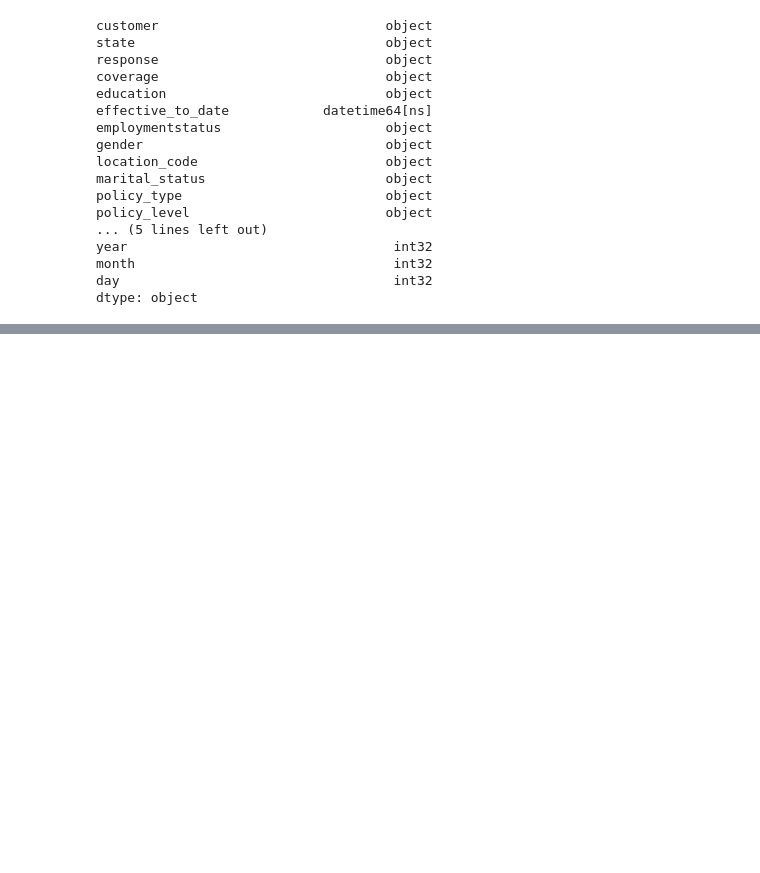
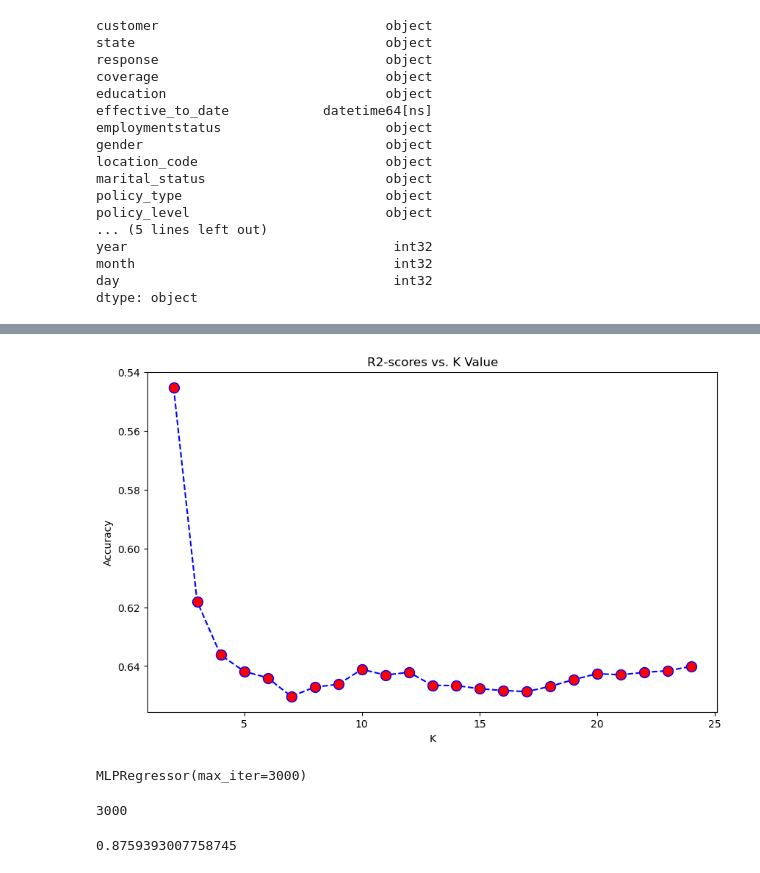
Before and after one commit to pabloquian/lab-cleaning-numerical-data, a Jupyter notebook: lab-cleaning-numerical-data.ipynb, the cells around one changed output, grey strips where cells are left out. Saved outputs shown, nothing was run; the diff lists cells and outputs as text; code cells hidden in the pictures; blank space fills up the shorter version.

```diff
--- a/lab-cleaning-numerical-data.ipynb
+++ b/lab-cleaning-numerical-data.ipynb
@@ -821,0 +963,11 @@ X_test_cat_ordinal = X_test_cat[['']]
+# %%
+plt.figure(figsize=(10,6))
+plt.plot(range(2,25),scores,color = 'blue', linestyle='dashed',
+         marker='o', markerfacecolor='red', markersize=10)
+plt.title('R2-scores vs. K Value')
+plt.gca().invert_yaxis()
+plt.xlabel('K')
+plt.ylabel('Accuracy')
+plt.show()
+# %% [output]
+[figure, added]
@@ -821,0 +978,12 @@ X_test_cat_ordinal = X_test_cat[['']]
+# %%
+# I will try the MLPRegressor
+from sklearn.neural_network import MLPRegressor
+
+model = MLPRegressor(max_iter=3000)
+model.fit(X_train, y_train)
+# %% [output]
+MLPRegressor(max_iter=3000)
+# %%
+model.max_iter
+# %% [output]
+3000
@@ -821,0 +992,5 @@ X_test_cat_ordinal = X_test_cat[['']]
+# %%
+predictions_train = model.predict(X_train)
+r2_score(y_train, predictions_train)
+# %% [output]
+0.8759393007758745
```
Also changed, not shown: parts of 54 cells of this notebook.
